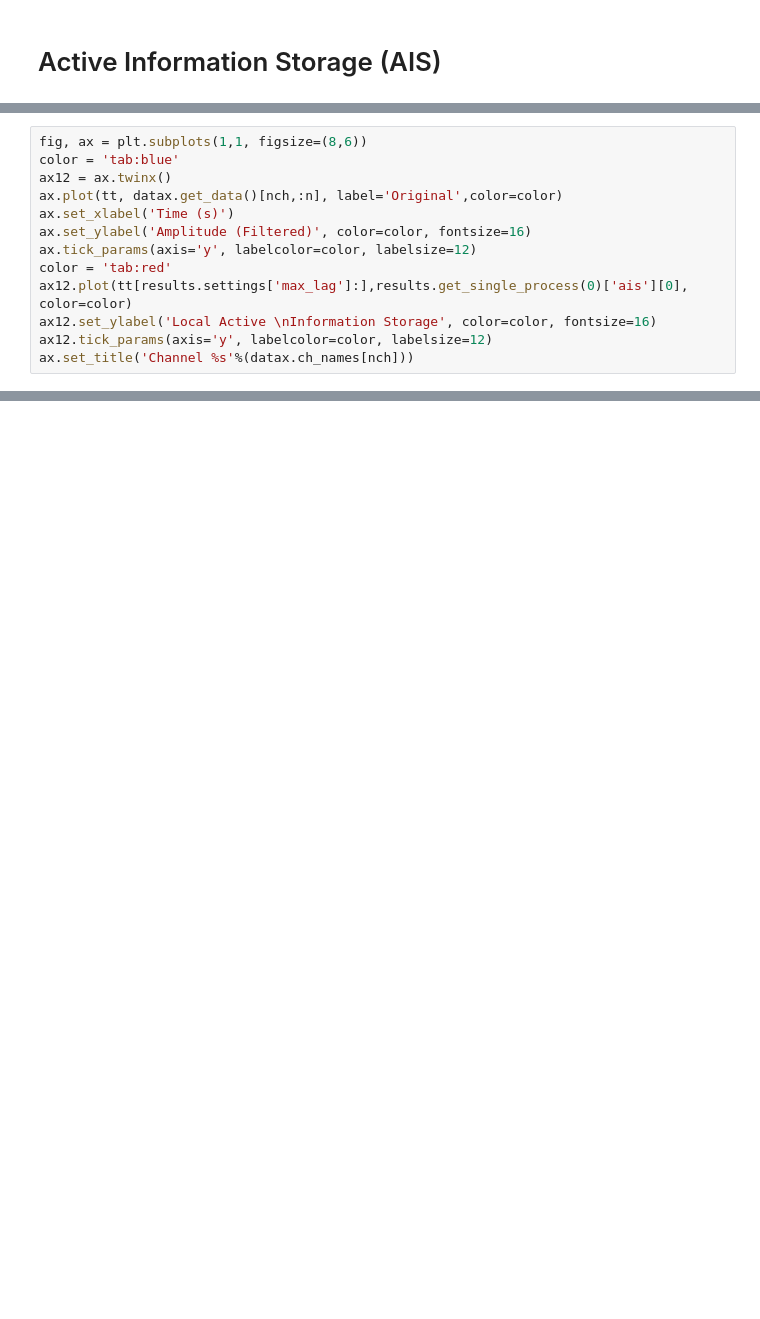
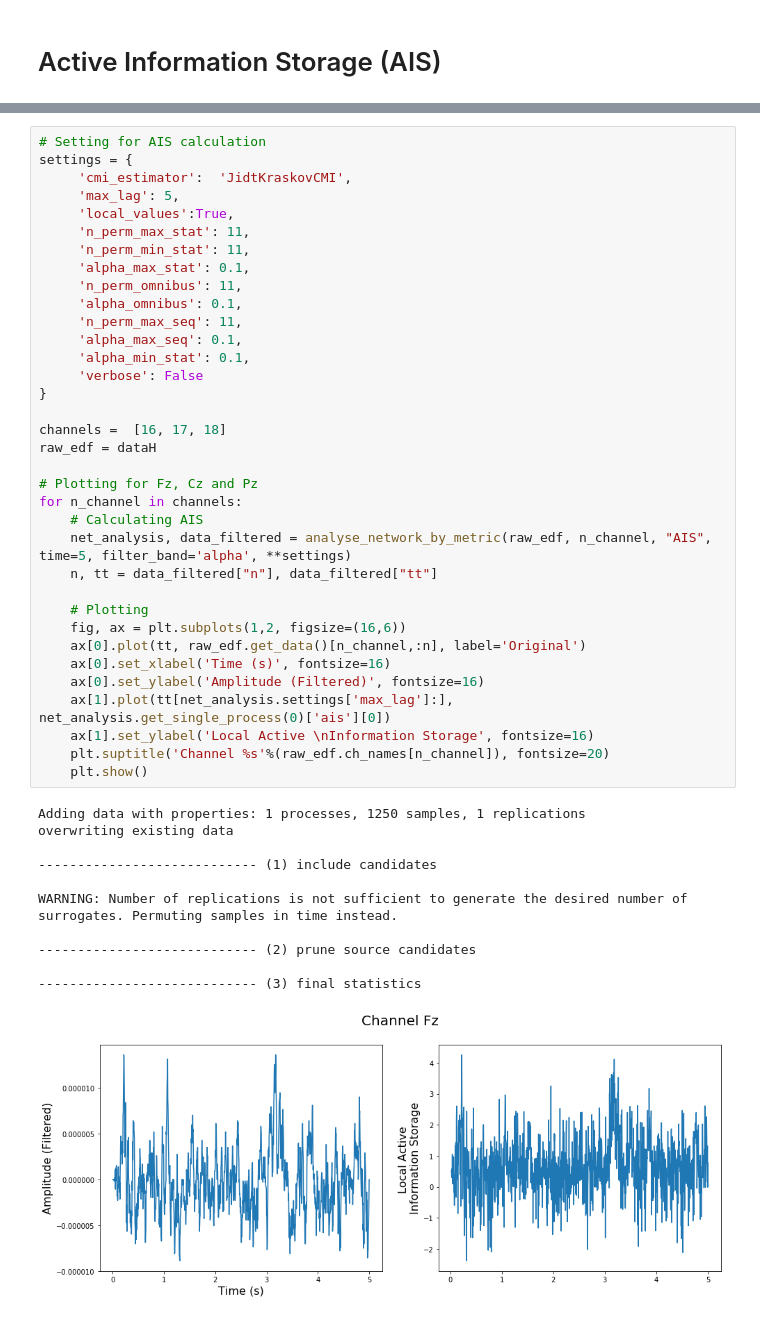
Before and after one commit to cjotade/dynamicinfo-eeg, a Jupyter notebook: src/Visualizacion_Datos.ipynb, the cells around one changed output, grey strips where cells are left out. Saved outputs shown, nothing was run; the diff lists cells and outputs as text; blank space fills up the shorter version.

Commit message:
Adding AIS and TE metrics

```diff
--- a/src/Visualizacion_Datos.ipynb
+++ b/src/Visualizacion_Datos.ipynb
@@ -205,13 +252,0 @@ final conditional samples: [(0, 1)]
-# %%
-fig, ax = plt.subplots(1,1, figsize=(8,6))
-color = 'tab:blue'
-ax12 = ax.twinx()
-ax.plot(tt, datax.get_data()[nch,:n], label='Original',color=color)
-ax.set_xlabel('Time (s)')
-ax.set_ylabel('Amplitude (Filtered)', color=color, fontsize=16)
-ax.tick_params(axis='y', labelcolor=color, labelsize=12)
-color = 'tab:red'
-ax12.plot(tt[results.settings['max_lag']:],results.get_single_process(0)['ais'][0], color=color)
-ax12.set_ylabel('Local Active \nInformation Storage', color=color, fontsize=16)
-ax12.tick_params(axis='y', labelcolor=color, labelsize=12)
-ax.set_title('Channel %s'%(datax.ch_names[nch]))
@@ -221,0 +253,47 @@ Text(0.5, 1.0, 'Channel F8')
+# %%
+# Setting for AIS calculation
+settings = {
+     'cmi_estimator':  'JidtKraskovCMI',
+     'max_lag': 5,
+     'local_values':True,
+     'n_perm_max_stat': 11,
+     'n_perm_min_stat': 11,
+     'alpha_max_stat': 0.1,
+     'n_perm_omnibus': 11,
+     'alpha_omnibus': 0.1,
+     'n_perm_max_seq': 11,
+     'alpha_max_seq': 0.1,
+     'alpha_min_stat': 0.1,
+     'verbose': False
+}
+
+channels =  [16, 17, 18]
+raw_edf = dataH
+
+# Plotting for Fz, Cz and Pz
+for n_channel in channels:
+    # Calculating AIS
+    net_analysis, data_filtered = analyse_network_by_metric(raw_edf, n_channel, "AIS", time=5, filter_band='alpha', **settings)
+    n, tt = data_filtered["n"], data_filtered["tt"]
+
+    # Plotting
+    fig, ax = plt.subplots(1,2, figsize=(16,6))
+    ax[0].plot(tt, raw_edf.get_data()[n_channel,:n], label='Original')
+    ax[0].set_xlabel('Time (s)', fontsize=16)
+    ax[0].set_ylabel('Amplitude (Filtered)', fontsize=16)
+    ax[1].plot(tt[net_analysis.settings['max_lag']:], net_analysis.get_single_process(0)['ais'][0])
+    ax[1].set_ylabel('Local Active \nInformation Storage', fontsize=16)
+    plt.suptitle('Channel %s'%(raw_edf.ch_names[n_channel]), fontsize=20)
+    plt.show()
+# %% [output]
+Adding data with properties: 1 processes, 1250 samples, 1 replications
+overwriting existing data
+
+---------------------------- (1) include candidates
+
+WARNING: Number of replications is not sufficient to generate the desired number of surrogates. Permuting samples in time instead.
+
+---------------------------- (2) prune source candidates
+
+---------------------------- (3) final statistics
+[figure, added]
```
Also changed, not shown: parts of 17 cells of this notebook.
